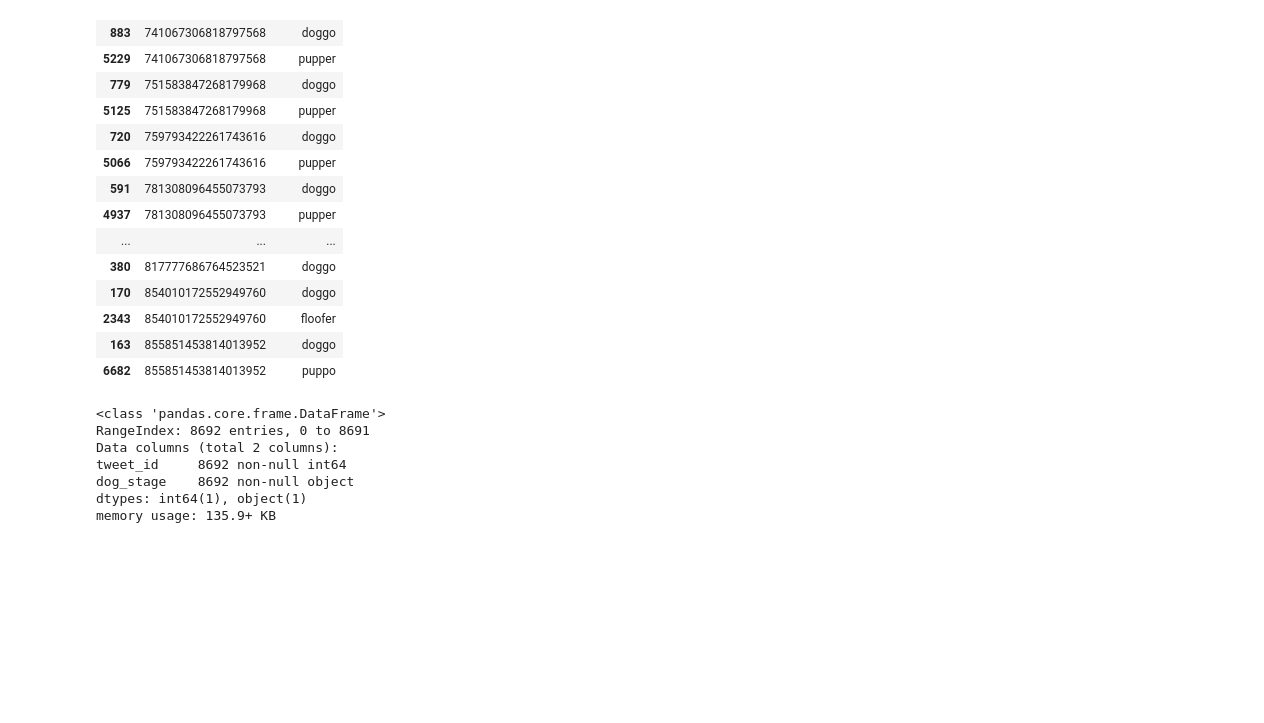
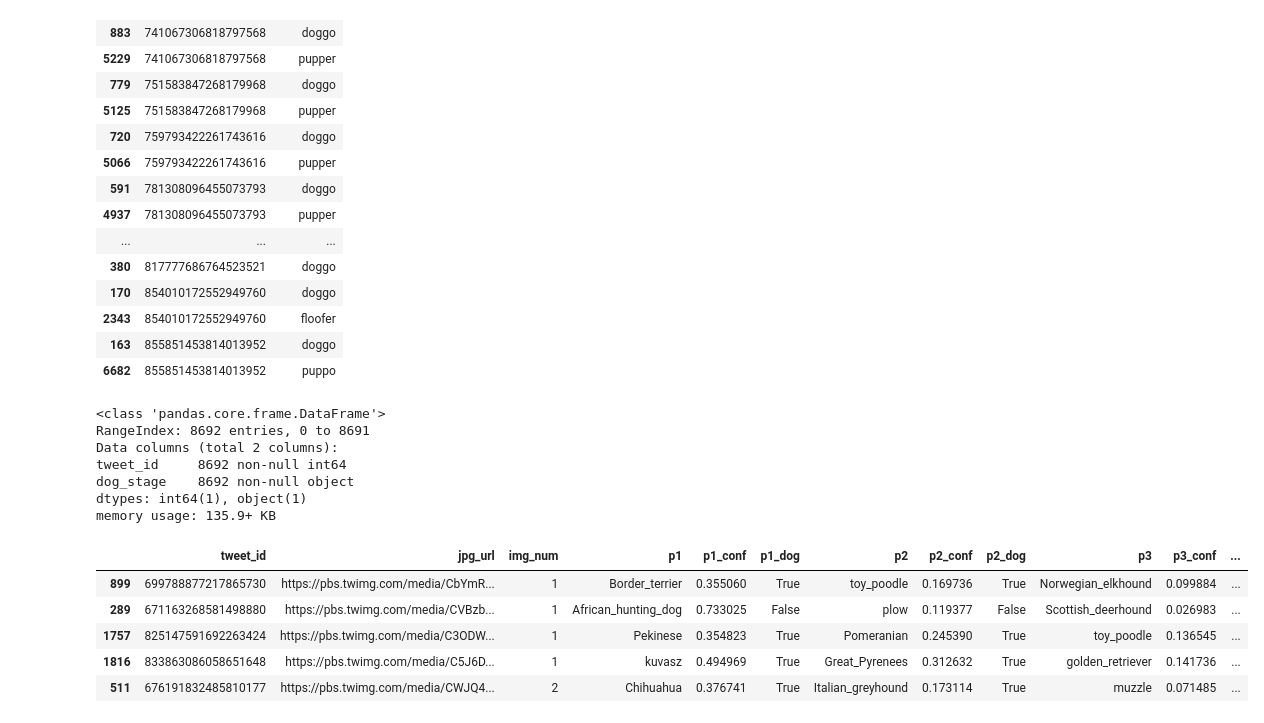
Before and after one commit to bthodla/danano, a Jupyter notebook: prj4/wrangle_act.ipynb, the cells around one changed output. Drawn from its saved outputs; the diff is of its cells as text; code cells hidden in the pictures; blank space fills up the shorter version.

```diff
--- a/prj4/wrangle_act.ipynb
+++ b/prj4/wrangle_act.ipynb
@@ -598,3 +598,22 @@ memory usage: 135.9+ KB
 """
 
 assert dog_stage_df.query('dog_stage == "None"').shape[0] == 0
+# %%
+"""
+2.1.1 Define (image-predictions.tsv)
+In the case of this dataset, we will deal with the tidiness issues first before we deal with data quality issues.
+There is a specific reason for it - there are three breed predictions in this dataset with a percentage of confidence
+against each and a boolean flag indicating whether the image prediction is actually canine or not.
+That makes it a total of 9 columns. I would like to reduce them to three columns to begin with: breed, prediction_confidence, is_canine.
+Addressing this tidiness issue will make it easier to fix the data quality issues identified below.
+We will begin with separating breed predictions to its own dataframe so that we can work on the data quality issues later
+"""
+
+img_pred_df.sample(5)
+# %% [output]
+|  | tweet_id | jpg_url | img_num | p1 | p1_conf | p1_dog | p2 | p2_conf | p2_dog | p3 | p3_conf | ... |
+| 899 | 699788877217865730 | https://pbs.twimg.com/media/CbYmR... | 1 | Border_terrier | 0.355060 | True | toy_poodle | 0.169736 | True | Norwegian_elkhound | 0.099884 | ... |
+| 289 | 671163268581498880 | https://pbs.twimg.com/media/CVBzb... | 1 | African_hunting_dog | 0.733025 | False | plow | 0.119377 | False | Scottish_deerhound | 0.026983 | ... |
+| 1757 | 825147591692263424 | https://pbs.twimg.com/media/C3ODW... | 1 | Pekinese | 0.354823 | True | Pomeranian | 0.245390 | True | toy_poodle | 0.136545 | ... |
+| 1816 | 833863086058651648 | https://pbs.twimg.com/media/C5J6D... | 1 | kuvasz | 0.494969 | True | Great_Pyrenees | 0.312632 | True | golden_retriever | 0.141736 | ... |
+| 511 | 676191832485810177 | https://pbs.twimg.com/media/CWJQ4... | 2 | Chihuahua | 0.376741 | True | Italian_greyhound | 0.173114 | True | muzzle | 0.071485 | ... |
```
Also changed, not shown: parts of 7 cells of this notebook.
